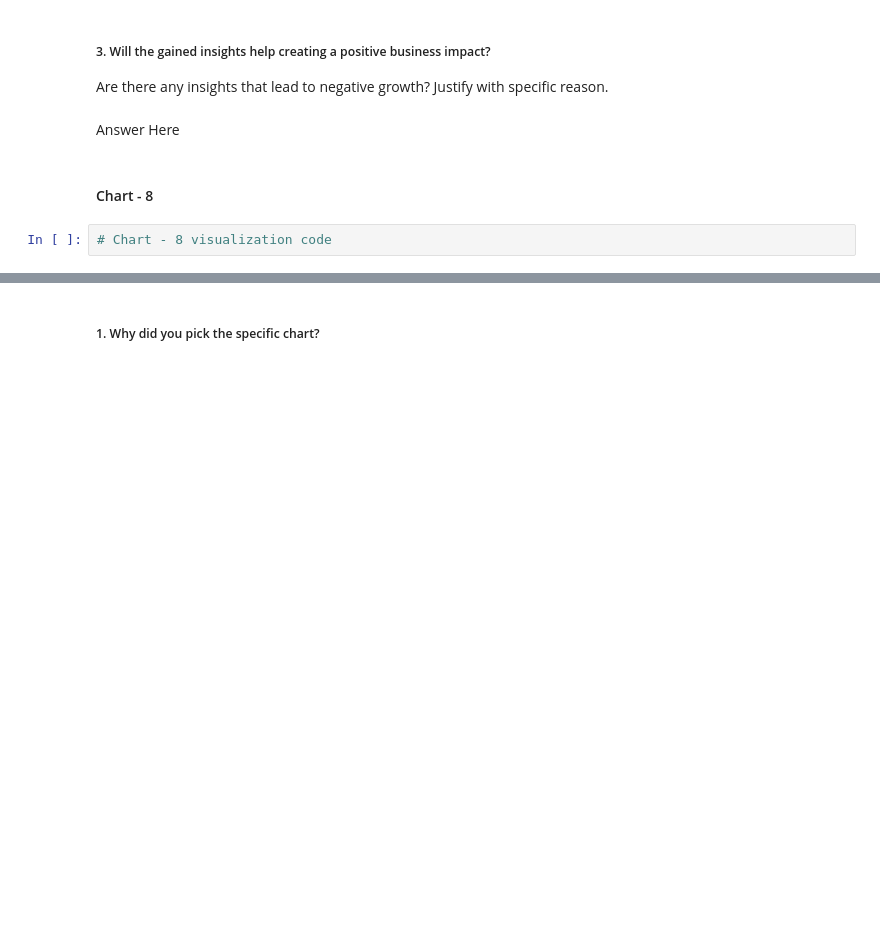
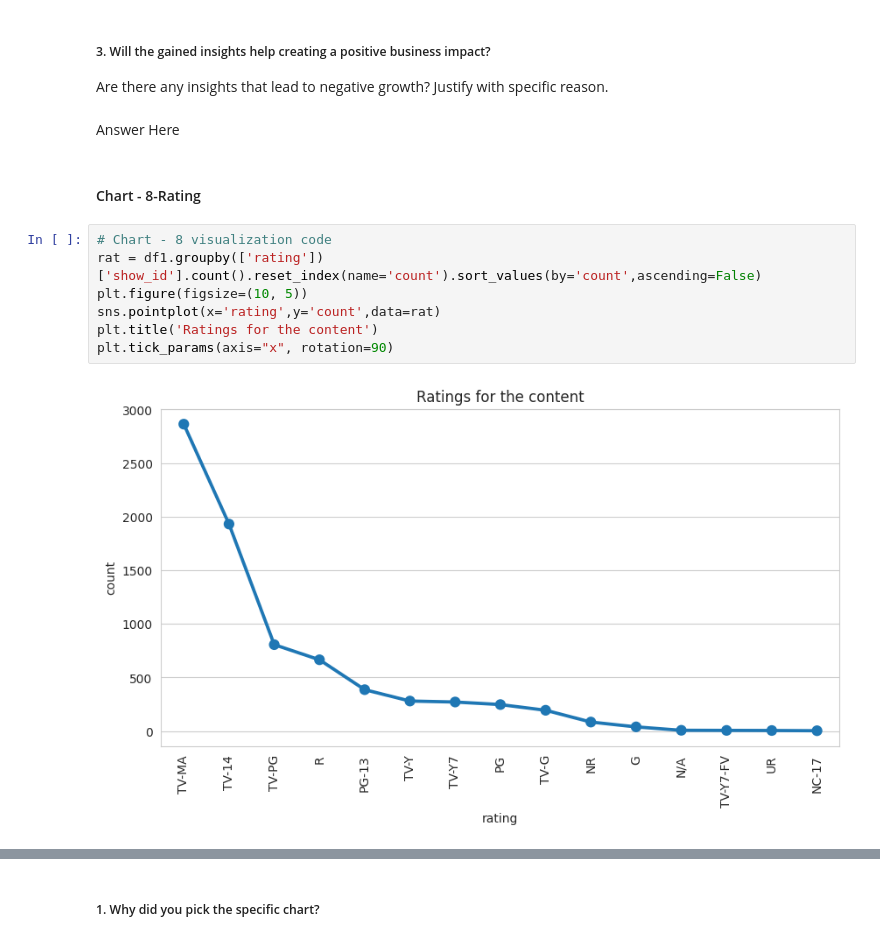
Before and after one commit to Jeetesh-KumarM/CAPSTONE-PROJECT--3--CLUSTERING, a Jupyter notebook: Netflix_Movies_and_TV_Shows_Clustering.ipynb, the cells around one changed output, grey strips where cells are left out. Saved outputs shown, nothing was run; the diff lists cells and outputs as text; blank space fills up the shorter version.

```diff
--- a/Netflix_Movies_and_TV_Shows_Clustering.ipynb
+++ b/Netflix_Movies_and_TV_Shows_Clustering.ipynb
@@ -513,6 +524,13 @@ Are there any insights that lead to negative growth? Justify with specific reaso
 # %% [markdown]
 Answer Here
 # %% [markdown]
-#### Chart - 8
+#### Chart - 8-Rating
-# %%
-# Chart - 8 visualization code
+# %%
+# Chart - 8 visualization code
+rat = df1.groupby(['rating'])['show_id'].count().reset_index(name='count').sort_values(by='count',ascending=False)
+plt.figure(figsize=(10, 5))
+sns.pointplot(x='rating',y='count',data=rat)
+plt.title('Ratings for the content')
+plt.tick_params(axis="x", rotation=90)
+# %% [output]
+[figure, added]
```
Also changed, not shown: parts of 9 cells of this notebook.
